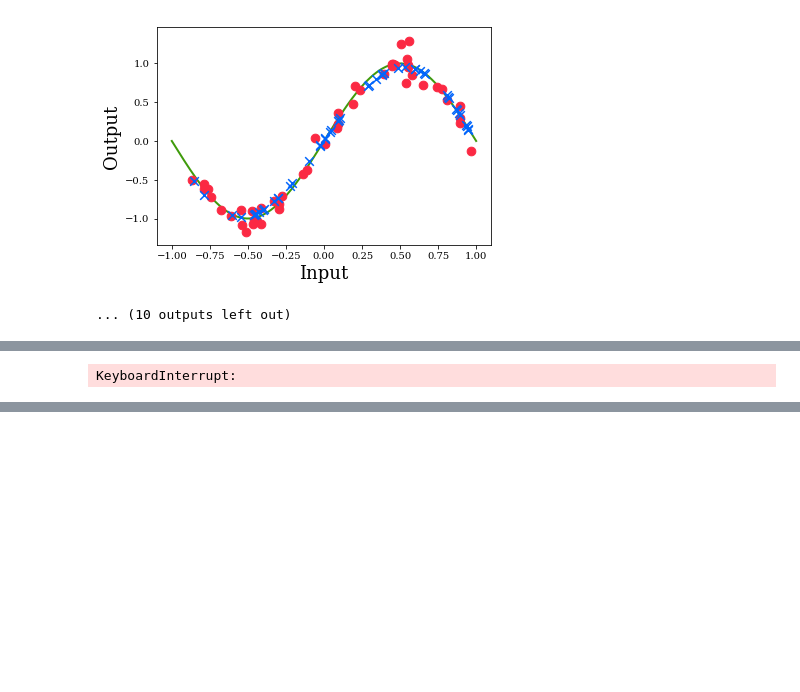
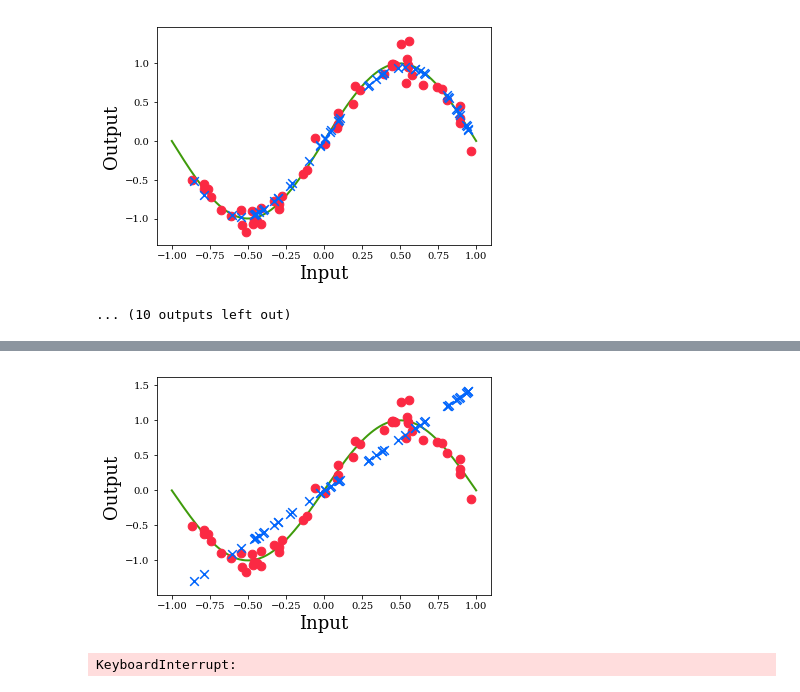
Before and after one commit to mattbcuw/PHYS575_coding_project, a Jupyter notebook: Function+Fitting.ipynb, the cells around one changed output, grey strips where cells are left out. Cells and saved outputs as stored; diff of their text form; code cells hidden in the pictures; blank space fills up the shorter version.

```diff
--- a/Function+Fitting.ipynb
+++ b/Function+Fitting.ipynb
@@ -146,16 +146,16 @@ def prepare_engine_2():
     def layer(i):
         with tf.name_scope('layer_{}'.format(i)):
             # displacement gate
-            Dgate(tf.clip_by_value(d_r[i, 0], -disp_clip, disp_clip), d_phi[i]) | q[0]
-            Dgate(tf.clip_by_value(d_r[i, 1], -disp_clip, disp_clip), d_phi[i]) | q[1]
+            Dgate(tf.clip_by_value(d_r[i, 0], -disp_clip, disp_clip), d_phi[i, 0]) | q[0]
+            Dgate(tf.clip_by_value(d_r[i, 1], -disp_clip, disp_clip), d_phi[i, 1]) | q[1]
             # rotation gate
             Rgate(r1[i, 0]) | q[0]
             Rgate(r1[i, 1]) | q[1]
             # beamsplitter
             BSgate(bs1[i]) | (q[0], q[1])
             # squeeze gate
-            Sgate(tf.clip_by_value(sq_r[i, 0], -sq_clip, sq_clip), sq_phi[i]) | q[0]
-            Sgate(tf.clip_by_value(sq_r[i, 1], -sq_clip, sq_clip), sq_phi[i]) | q[1]
+            Sgate(tf.clip_by_value(sq_r[i, 0], -sq_clip, sq_clip), sq_phi[i, 0]) | q[0]
+            Sgate(tf.clip_by_value(sq_r[i, 1], -sq_clip, sq_clip), sq_phi[i, 1]) | q[1]
             # rotation gate
             Rgate(r2[i, 0]) | q[0]
             Rgate(r2[i, 1]) | q[1]
@@ -235,7 +235,7 @@ def visualize_state(session, source_function, save_state = False):
 # %% [markdown]
 Run the training loop
 # %%
-def run_training_loop():
+def run_training_loop(loss_mod=100, viz_mod=100):
     optimiser = tf.train.AdamOptimizer()
     min_op = optimiser.minimize(cost)
 
@@ -257,8 +257,10 @@ def run_training_loop():
         loss_vals.append(loss_)
         error_vals.append(mean_error)
 
-        if i % 100 == 0:
+        if i % loss_mod == 0:
             print('Step: {} Loss: {}'.format(i, loss_))
+            print("Elapsed time is {} seconds".format(np.round(time.time() - start-time)))
+        if i % viz_mod == 0:
             visualize_state(session, predictions)
 
     end_time = time.time()
@@ -287,5 +285,4 @@ Elapsed time is 200.0 seconds
-# %%
-prepare_engine(2)
-initial_time = run_training_loop()
-# %% [output]
-KeyboardInterrupt:
+# %%
+prepare_engine_2()
+double_time = run_training_loop(1, 10)
+# %% [output]
@@ -291,0 +290,2 @@ KeyboardInterrupt:
+[figure, added]
+KeyboardInterrupt:
```
Also changed, not shown: parts of 5 cells of this notebook.
